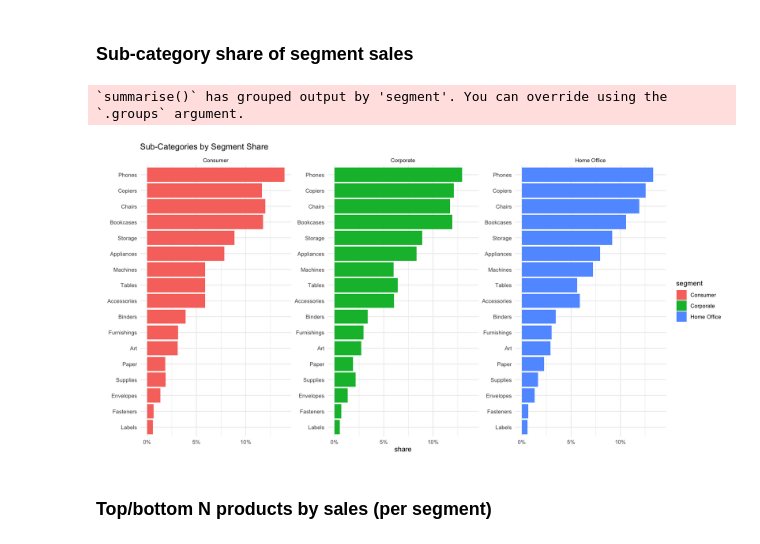
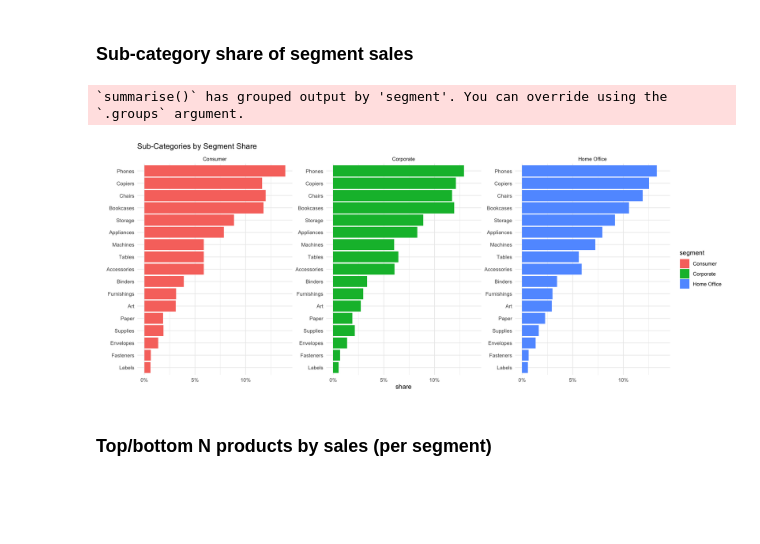
Before and after one commit to aleksiakolo/product-sales-analysis, a Jupyter notebook: notebooks/visualization/05_segment_performance.ipynb, the cells around one changed output. Saved outputs shown, nothing was run; the diff lists cells and outputs as text; code cells hidden in the pictures; blank space fills up the shorter version.

```diff
--- a/notebooks/visualization/05_segment_performance.ipynb
+++ b/notebooks/visualization/05_segment_performance.ipynb
@@ -104,11 +192,25 @@ orders |>  group_by(segment, category) |>  summarise(sales = sum(sales)) |>  gro
 # %% [markdown]
 ### Sub-category share of segment sales
 # %%
-orders |>  group_by(segment, sub_category) |>  summarise(sales = sum(sales)) |>  group_by(segment) |>  mutate(share = sales / sum(sales)) |>  ggplot(aes(reorder(sub_category, share), share, fill = segment)) +  geom_col() +  coord_flip() +  facet_wrap(~segment, scales = "free_y") +  scale_x_discrete("") +  scale_y_continuous(labels = scales::percent) +  labs(title = "Sub-Categories by Segment Share") +  theme_minimal()
+options(repr.plot.width = 15, repr.plot.height = 6)
+
+orders |>
+    group_by(segment, sub_category) |>
+    summarise(sales = sum(sales)) |>
+    group_by(segment) |>
+    mutate(share = sales / sum(sales)) |>
+    ggplot(aes(reorder(sub_category, share), share, fill = segment)) +
+    geom_col() +
+    coord_flip() +
+    facet_wrap(~segment, scales = "free_y") +
+    scale_x_discrete("") +
+    scale_y_continuous(labels = scales::percent) +
+    labs(title = "Sub-Categories by Segment Share") +
+    theme_minimal()
 # %% [output]
 `summarise()` has grouped output by 'segment'. You can override using the
 `.groups` argument.
-[figure, old version]
+[figure, new version]
 # %% [markdown]
 ### Top/bottom N products by sales (per segment)
 # %%
```
Also changed, not shown: parts of 40 cells of this notebook, 12 other files.
